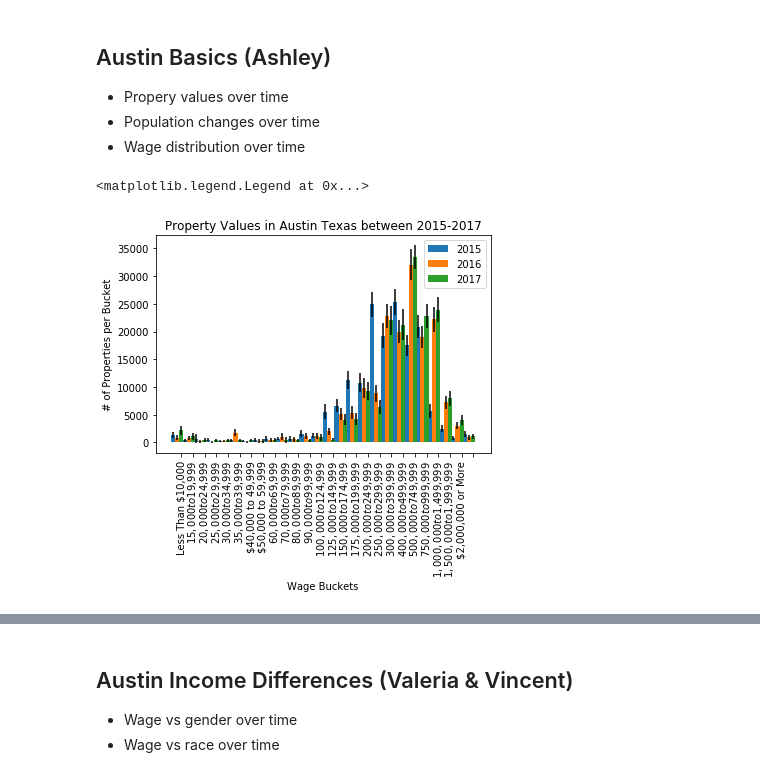
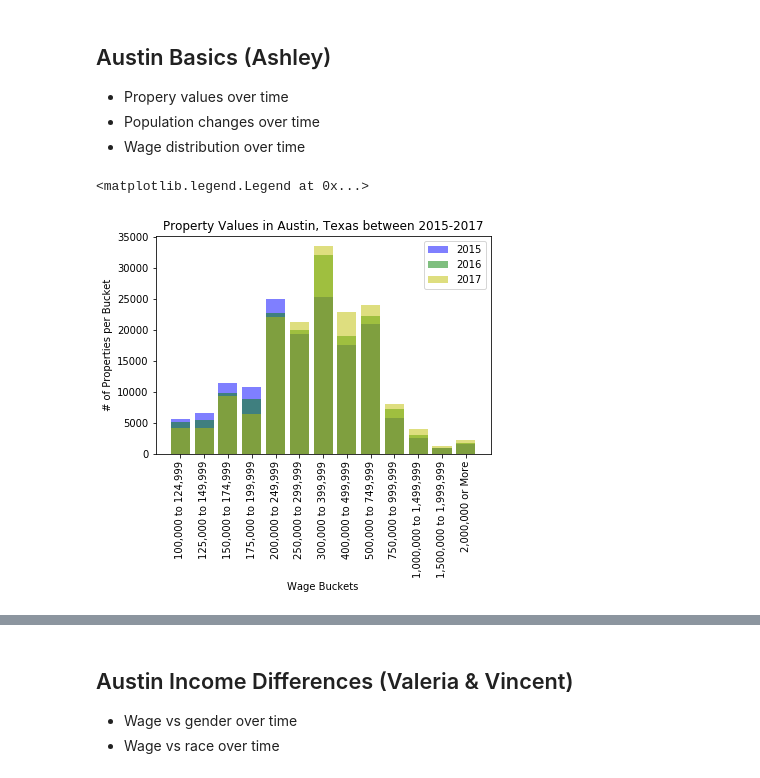
Before and after one commit to aktavern/Project-1, a Jupyter notebook: Project 1 - Final Data Analysis.ipynb, the cells around one changed output, grey strips where cells are left out. Drawn from its saved outputs; the diff is of its cells as text; code cells hidden in the pictures.

```diff
--- a/Project 1 - Final Data Analysis.ipynb
+++ b/Project 1 - Final Data Analysis.ipynb
@@ -148,64 +173,46 @@ employment_by_industry[['Industry',
 # %%
 # get necessary data from table for chart
 atx_property = property_value.loc[property_value["Geography"] == "Austin, TX"]
+atx_property = atx_property.loc[atx_property["ID Value Bucket"] >= 13]
+atx_property = atx_property.sort_values("ID Value Bucket")
 year1 = atx_property.loc[atx_property["Year"] == 2015]
 year2 = atx_property.loc[atx_property["Year"] == 2016]
 year3 = atx_property.loc[atx_property["Year"] == 2017]
 
+
 #identify x/y values and error for chart
 x1 = year1["ID Value Bucket"]
 y1 = year1["Property Value by Bucket"]
-y1err = year1["Property Value by Bucket Moe"]
 x2 = year2["ID Value Bucket"]
 y2 = year2["Property Value by Bucket"]
-y2err = year2["Property Value by Bucket Moe"]
 x3 = year3["ID Value Bucket"]
 y3 = year3["Property Value by Bucket"]
-y3err = year3["Property Value by Bucket Moe"]
-
-#identify properties for chart
-n = len(x1)
-ind = np.arange(n)
-width = 0.35
-width2 = 0.35
 
 # graph values on a bar chart
 fig, ax = plt.subplots()
-first = ax.bar(x1,y1,width,yerr = y1err, label="2015")
-second = ax.bar(ind+width,y2,width,yerr = y2err, label="2016")
-third = ax.bar(ind+width+width2,y3,width,yerr = y3err,label ="2017")
+ax.bar(x_axis,y1,alpha=0.5, label="2015", color='b')
+ax.bar(x_axis,y2, alpha=0.5, label="2016", color='g')
+ax.bar(x_axis,y3,alpha=0.5,label ="2017",color='y')
 
 # add labels and title
 ax.set_xlabel("Wage Buckets")
 ax.set_ylabel("# of Properties per Bucket")
-ax.set_title("Property Values in Austin Texas between 2015-2017")
-plt.xticks(ind + width * 2, rotation = 'vertical')
-ax.set_xticklabels(('Less Than $10,000',
-                    '$15,000 to $19,999',
-                    '$20,000 to $24,999',
-                    '$25,000 to $29,999',
-                    '$30,000 to $34,999',
-                    '$35,000 to $39,999',
-                    '$40,000 to 49,999',
-                    '$50,000 to 59,999',
-                    '$60,000 to $69,999',
-                    '$70,000 to $79,999',
-                    '$80,000 to $89,999',
-                    '$90,000 to $99,999',
-                    '$100,000 to $124,999',
-                    '$125,000 to $149,999',
-                    '$150,000 to $174,999',
-                    '$175,000 to $199,999',
-                    '$200,000 to $249,999',
-                    '$250,000 to $299,999',
-                    '$300,000 to $399,999',
-                    '$400,000 to $499,999',
-                    '$500,000 to $749,999',
-                    '$750,000 to $999,999',
-                    '$1,000,000 to $1,499,999',
-                    '$1,500,000 to $1,999,999',
-                    '$2,000,000 or More'))
+ax.set_title("Property Values in Austin, Texas between 2015-2017")
+plt.xticks(tick_locations, rotation = 'vertical')
+ax.set_xticklabels(('100,000 to 124,999',
+                    '125,000 to 149,999',
+                    '150,000 to 174,999',
+                    '175,000 to 199,999',
+                    '200,000 to 249,999',
+                    '250,000 to 299,999',
+                    '300,000 to 399,999',
+                    '400,000 to 499,999',
+                    '500,000 to 749,999',
+                    '750,000 to 999,999',
+                    '1,000,000 to 1,499,999',
+                    '1,500,000 to 1,999,999',
+                    '2,000,000 or More'))
 ax.legend()
 # %% [output]
 <matplotlib.legend.Legend at 0x...>
-[figure, old version]
+[figure, new version]
```
Also changed, not shown: parts of 4 cells of this notebook.
